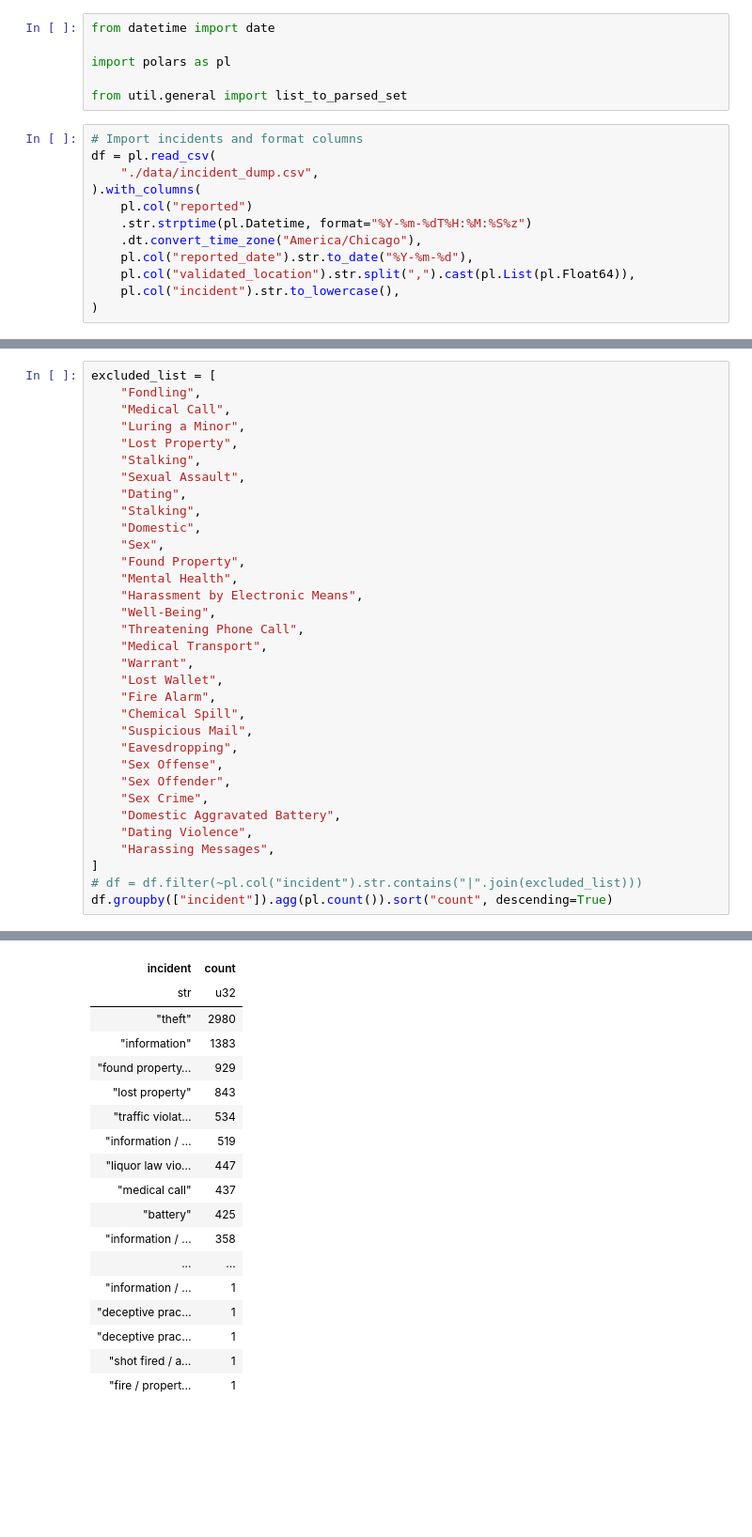
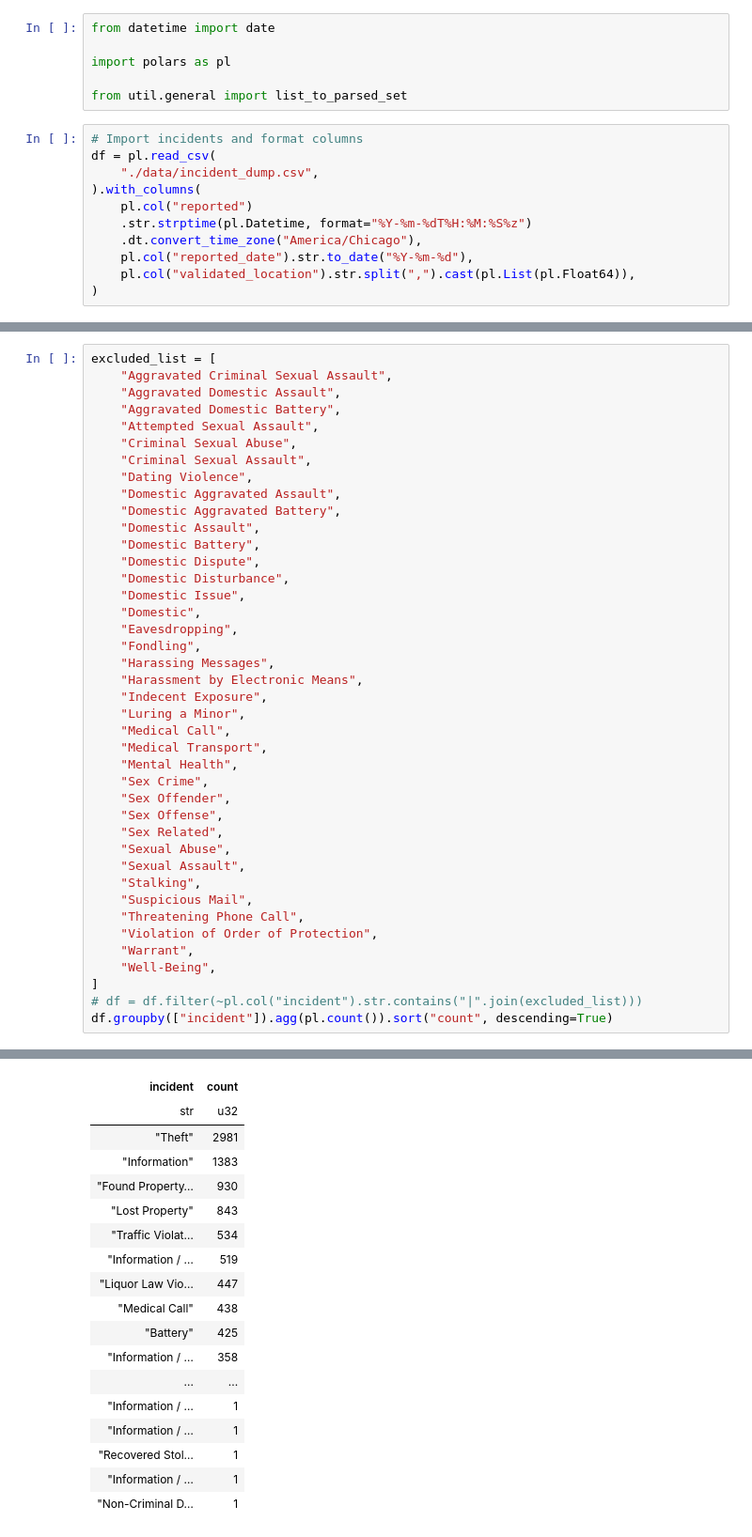
Before and after one commit to michplunkett/one-offs, a Jupyter notebook: notebooks/ucpd_reported_incdent_analysis.ipynb, the cells around one changed output, grey strips where cells are left out. Shown at 94% size. Cells and saved outputs as stored; diff of their text form; blank space fills up the shorter version.

```diff
--- a/notebooks/ucpd_reported_incdent_analysis.ipynb
+++ b/notebooks/ucpd_reported_incdent_analysis.ipynb
@@ -14,7 +14,6 @@ df = pl.read_csv(
     .dt.convert_time_zone("America/Chicago"),
     pl.col("reported_date").str.to_date("%Y-%m-%d"),
     pl.col("validated_location").str.split(",").cast(pl.List(pl.Float64)),
-    pl.col("incident").str.to_lowercase(),
 )
 # %%
 df.groupby(["incident"]).agg(pl.count()).sort("count", descending=True)
@@ -45,33 +44,41 @@ print(list_to_parsed_set(df["incident"].to_list()))
 # %%
 excluded_list = [
+    "Aggravated Criminal Sexual Assault",
+    "Aggravated Domestic Assault",
+    "Aggravated Domestic Battery",
+    "Attempted Sexual Assault",
+    "Criminal Sexual Abuse",
+    "Criminal Sexual Assault",
+    "Dating Violence",
+    "Domestic Aggravated Assault",
+    "Domestic Aggravated Battery",
+    "Domestic Assault",
+    "Domestic Battery",
+    "Domestic Dispute",
+    "Domestic Disturbance",
+    "Domestic Issue",
+    "Domestic",
+    "Eavesdropping",
     "Fondling",
+    "Harassing Messages",
+    "Harassment by Electronic Means",
+    "Indecent Exposure",
+    "Luring a Minor",
     "Medical Call",
-    "Luring a Minor",
-    "Lost Property",
+    "Medical Transport",
+    "Mental Health",
+    "Sex Crime",
+    "Sex Offender",
+    "Sex Offense",
+    "Sex Related",
+    "Sexual Abuse",
+    "Sexual Assault",
     "Stalking",
-    "Sexual Assault",
-    "Dating",
-    "Stalking",
-    "Domestic",
-    "Sex",
-    "Found Property",
-    "Mental Health",
-    "Harassment by Electronic Means",
+    "Suspicious Mail",
+    "Threatening Phone Call",
+    "Violation of Order of Protection",
+    "Warrant",
     "Well-Being",
-    "Threatening Phone Call",
-    "Medical Transport",
-    "Warrant",
-    "Lost Wallet",
-    "Fire Alarm",
-    "Chemical Spill",
-    "Suspicious Mail",
-    "Eavesdropping",
-    "Sex Offense",
-    "Sex Offender",
-    "Sex Crime",
-    "Domestic Aggravated Battery",
-    "Dating Violence",
-    "Harassing Messages",
 ]
 # df = df.filter(~pl.col("incident").str.contains("|".join(excluded_list)))
 df.groupby(["incident"]).agg(pl.count()).sort("count", descending=True)
@@ -80,21 +87,21 @@ shape: (680, 2)
 | incident | count |
 | str | u32 |
-| "theft" | 2980 |
-| "information" | 1383 |
-| "found property… | 929 |
-| "lost property" | 843 |
-| "traffic violat… | 534 |
-| "information / … | 519 |
-| "liquor law vio… | 447 |
-| "medical call" | 437 |
-| "battery" | 425 |
-| "information / … | 358 |
+| "Theft" | 2981 |
+| "Information" | 1383 |
+| "Found Property… | 930 |
+| "Lost Property" | 843 |
+| "Traffic Violat… | 534 |
+| "Information / … | 519 |
+| "Liquor Law Vio… | 447 |
+| "Medical Call" | 438 |
+| "Battery" | 425 |
+| "Information / … | 358 |
 | ... | ... |
-| "information / … | 1 |
-| "deceptive prac… | 1 |
-| "deceptive prac… | 1 |
-| "shot fired / a… | 1 |
-| "fire / propert… | 1 |
+| "Information / … | 1 |
+| "Information / … | 1 |
+| "Recovered Stol… | 1 |
+| "Information / … | 1 |
+| "Non-Criminal D… | 1 |
 # %%
 print(list_to_parsed_set(df["incident"].to_list()))
 # %% [output]
```
Also changed, not shown: parts of 10 cells of this notebook.
